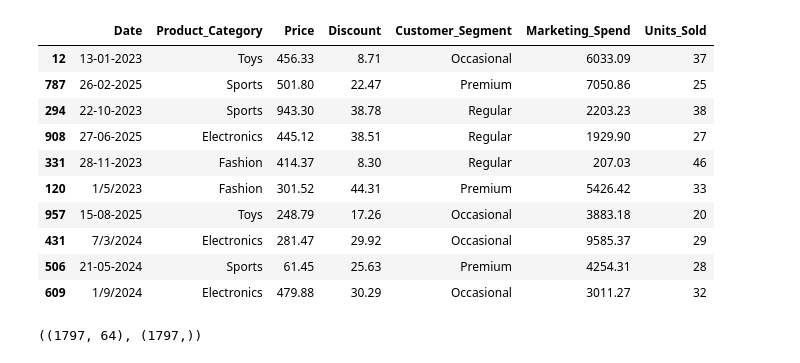
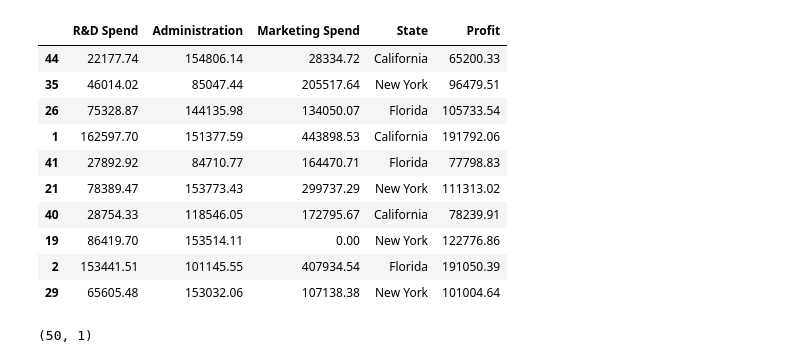
Before and after one commit to Praveenpadidapu/ML-Assignments, a Jupyter notebook: Assignment7.ipynb, the cells around one changed output. Saved outputs shown, nothing was run; the diff lists cells and outputs as text; code cells hidden in the pictures.

```diff
--- a/Assignment7.ipynb
+++ b/Assignment7.ipynb
@@ -12,15 +11,15 @@ from sklearn.preprocessing import StandardScaler
 # %%
-data=pd.read_csv('/content/Ecommerce_Sales_Prediction_Dataset.csv')
+data=pd.read_csv('/content/50_Startups.csv')
 data.sample(10)
 # %% [output]
-|  | Date | Product_Category | Price | Discount | Customer_Segment | Marketing_Spend | Units_Sold |
-| 12 | 13-01-2023 | Toys | 456.33 | 8.71 | Occasional | 6033.09 | 37 |
-| 787 | 26-02-2025 | Sports | 501.80 | 22.47 | Premium | 7050.86 | 25 |
-| 294 | 22-10-2023 | Sports | 943.30 | 38.78 | Regular | 2203.23 | 38 |
-| 908 | 27-06-2025 | Electronics | 445.12 | 38.51 | Regular | 1929.90 | 27 |
-| 331 | 28-11-2023 | Fashion | 414.37 | 8.30 | Regular | 207.03 | 46 |
-| 120 | 1/5/2023 | Fashion | 301.52 | 44.31 | Premium | 5426.42 | 33 |
-| 957 | 15-08-2025 | Toys | 248.79 | 17.26 | Occasional | 3883.18 | 20 |
-| 431 | 7/3/2024 | Electronics | 281.47 | 29.92 | Occasional | 9585.37 | 29 |
-| 506 | 21-05-2024 | Sports | 61.45 | 25.63 | Premium | 4254.31 | 28 |
-| 609 | 1/9/2024 | Electronics | 479.88 | 30.29 | Occasional | 3011.27 | 32 |
+|  | R&D Spend | Administration | Marketing Spend | State | Profit |
+| 44 | 22177.74 | 154806.14 | 28334.72 | California | 65200.33 |
+| 35 | 46014.02 | 85047.44 | 205517.64 | New York | 96479.51 |
+| 26 | 75328.87 | 144135.98 | 134050.07 | Florida | 105733.54 |
+| 1 | 162597.70 | 151377.59 | 443898.53 | California | 191792.06 |
+| 41 | 27892.92 | 84710.77 | 164470.71 | Florida | 77798.83 |
+| 21 | 78389.47 | 153773.43 | 299737.29 | New York | 111313.02 |
+| 40 | 28754.33 | 118546.05 | 172795.67 | California | 78239.91 |
+| 19 | 86419.70 | 153514.11 | 0.00 | New York | 122776.86 |
+| 2 | 153441.51 | 101145.55 | 407934.54 | Florida | 191050.39 |
+| 29 | 65605.48 | 153032.06 | 107138.38 | New York | 101004.64 |
@@ -31,5 +25,0 @@ X, y = load_digits(return_X_y=True)
-# %%
-
-X.shape, y.shape
-# %% [output]
-((1797, 64), (1797,))
@@ -35,0 +33,5 @@ X.shape, y.shape
+# %%
+
+y.reshape(-1,1).shape
+# %% [output]
+(50, 1)
```
Also changed, not shown: parts of 22 cells of this notebook.
